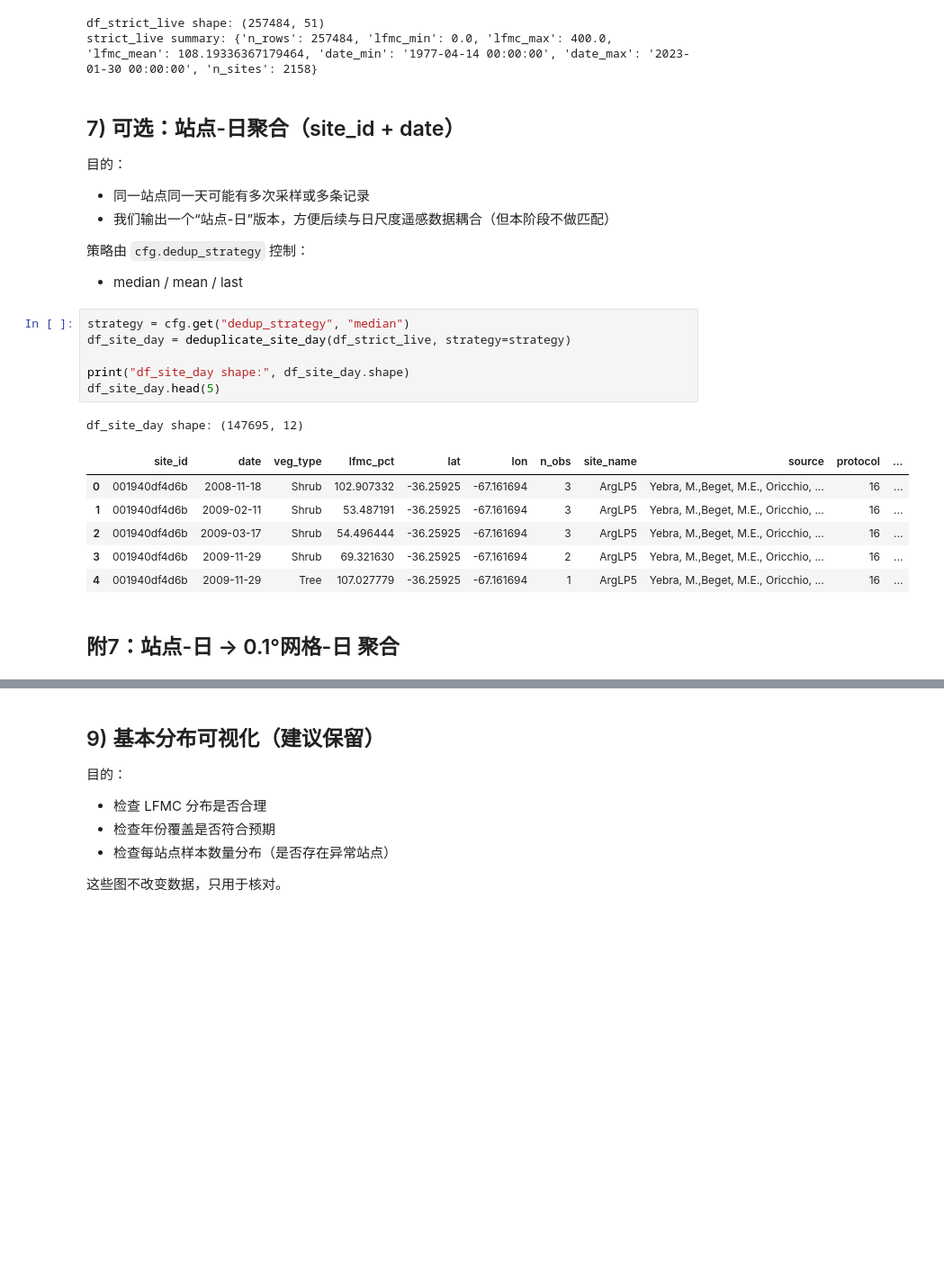
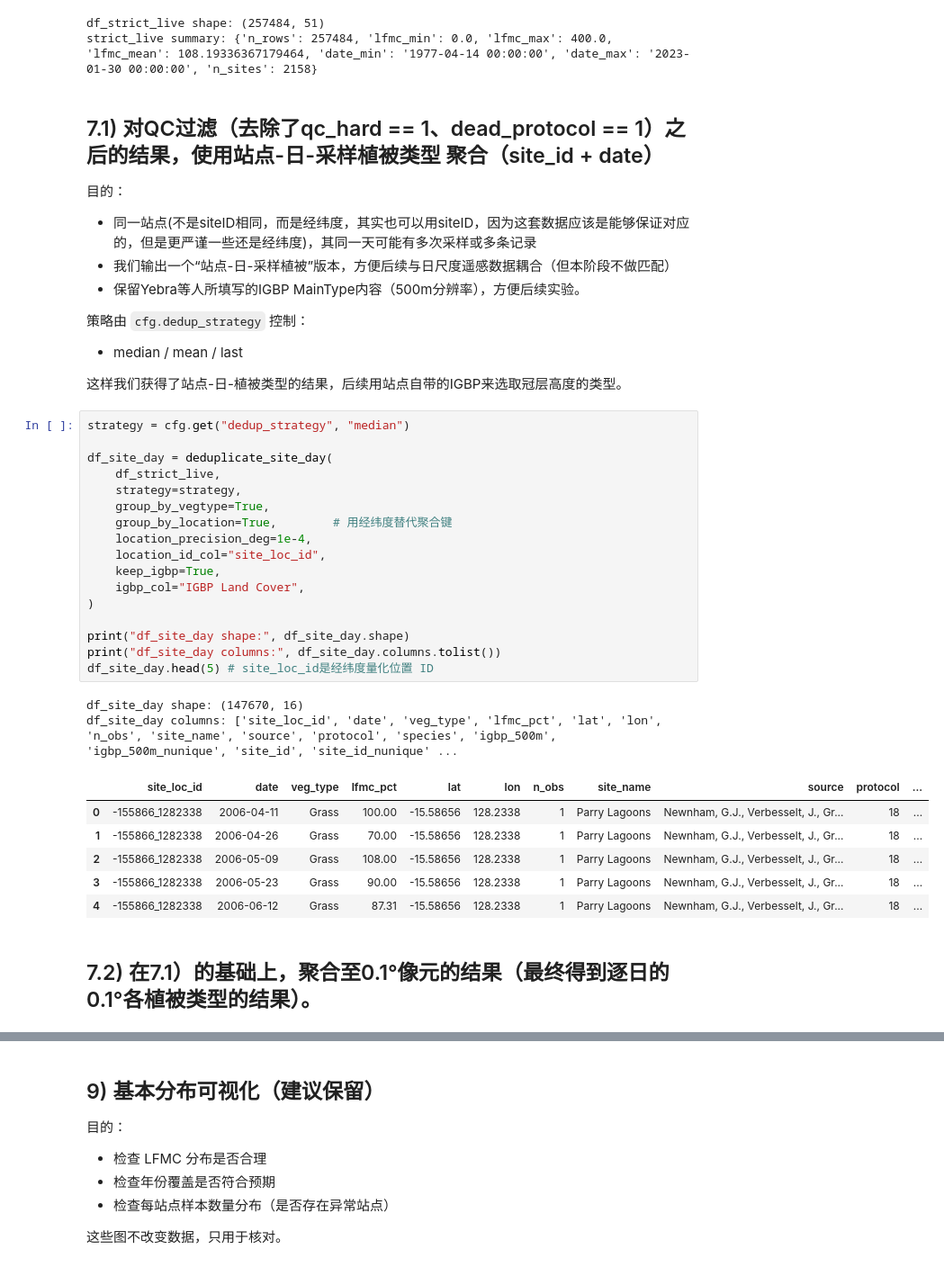
Before and after one commit to thyZY/LFMCRegressor, a Jupyter notebook: notebooks/01_lfmc_read_clean.ipynb, the cells around one changed output, grey strips where cells are left out. Shown at 90% size. Drawn from its saved outputs; the diff is of its cells as text; blank space fills up the shorter version.

```diff
--- a/notebooks/01_lfmc_read_clean.ipynb
+++ b/notebooks/01_lfmc_read_clean.ipynb
@@ -242,28 +242,43 @@ print("strict_live summary:", summarize(df_strict_live))
 df_strict_live shape: (257484, 51)
 strict_live summary: {'n_rows': 257484, 'lfmc_min': 0.0, 'lfmc_max': 400.0, 'lfmc_mean': 108.19336367179464, 'date_min': '1977-04-14 00:00:00', 'date_max': '2023-01-30 00:00:00', 'n_sites': 2158}
 # %% [markdown]
-## 7) 可选：站点-日聚合（site_id + date）
+## 7.1) 对QC过滤（去除了qc_hard == 1、dead_protocol == 1）之后的结果，使用站点-日-采样植被类型 聚合（site_id + date）
 
 目的：
-- 同一站点同一天可能有多次采样或多条记录
-- 我们输出一个“站点-日”版本，方便后续与日尺度遥感数据耦合（但本阶段不做匹配）
+- 同一站点(不是siteID相同，而是经纬度，其实也可以用siteID，因为这套数据应该是能够保证对应的，但是更严谨一些还是经纬度)，其同一天可能有多次采样或多条记录
+- 我们输出一个“站点-日-采样植被”版本，方便后续与日尺度遥感数据耦合（但本阶段不做匹配）
+- 保留Yebra等人所填写的IGBP MainType内容（500m分辨率），方便后续实验。
 
 策略由 `cfg.dedup_strategy` 控制：
 - median / mean / last
+
+这样我们获得了站点-日-植被类型的结果，后续用站点自带的IGBP来选取冠层高度的类型。
 # %%
 strategy = cfg.get("dedup_strategy", "median")
-df_site_day = deduplicate_site_day(df_strict_live, strategy=strategy)
+
+df_site_day = deduplicate_site_day(
+    df_strict_live,
+    strategy=strategy,
+    group_by_vegtype=True,
+    group_by_location=True,        # 用经纬度替代聚合键
+    location_precision_deg=1e-4,
+    location_id_col="site_loc_id",
+    keep_igbp=True,
+    igbp_col="IGBP Land Cover",
+)
 
 print("df_site_day shape:", df_site_day.shape)
-df_site_day.head(5)
+print("df_site_day columns:", df_site_day.columns.tolist())
+df_site_day.head(5) # site_loc_id是经纬度量化位置 ID
 # %% [output]
-df_site_day shape: (147695, 12)
+df_site_day shape: (147670, 16)
+df_site_day columns: ['site_loc_id', 'date', 'veg_type', 'lfmc_pct', 'lat', 'lon', 'n_obs', 'site_name', 'source', 'protocol', 'species', 'igbp_500m', 'igbp_500m_nunique', 'site_id', 'site_id_nunique' ...
-|  | site_id | date | veg_type | lfmc_pct | lat | lon | n_obs | site_name | source | protocol | ... |
-| 0 | 001940df4d6b | 2008-11-18 | Shrub | 102.907332 | -36.25925 | -67.161694 | 3 | ArgLP5 | Yebra, M.,Beget, M.E., Oricchio, ... | 16 | ... |
-| 1 | 001940df4d6b | 2009-02-11 | Shrub | 53.487191 | -36.25925 | -67.161694 | 3 | ArgLP5 | Yebra, M.,Beget, M.E., Oricchio, ... | 16 | ... |
-| 2 | 001940df4d6b | 2009-03-17 | Shrub | 54.496444 | -36.25925 | -67.161694 | 3 | ArgLP5 | Yebra, M.,Beget, M.E., Oricchio, ... | 16 | ... |
-| 3 | 001940df4d6b | 2009-11-29 | Shrub | 69.321630 | -36.25925 | -67.161694 | 2 | ArgLP5 | Yebra, M.,Beget, M.E., Oricchio, ... | 16 | ... |
-| 4 | 001940df4d6b | 2009-11-29 | Tree | 107.027779 | -36.25925 | -67.161694 | 1 | ArgLP5 | Yebra, M.,Beget, M.E., Oricchio, ... | 16 | ... |
+|  | site_loc_id | date | veg_type | lfmc_pct | lat | lon | n_obs | site_name | source | protocol | ... |
+| 0 | -155866_1282338 | 2006-04-11 | Grass | 100.00 | -15.58656 | 128.2338 | 1 | Parry Lagoons | Newnham, G.J., Verbesselt, J., Gr... | 18 | ... |
+| 1 | -155866_1282338 | 2006-04-26 | Grass | 70.00 | -15.58656 | 128.2338 | 1 | Parry Lagoons | Newnham, G.J., Verbesselt, J., Gr... | 18 | ... |
+| 2 | -155866_1282338 | 2006-05-09 | Grass | 108.00 | -15.58656 | 128.2338 | 1 | Parry Lagoons | Newnham, G.J., Verbesselt, J., Gr... | 18 | ... |
+| 3 | -155866_1282338 | 2006-05-23 | Grass | 90.00 | -15.58656 | 128.2338 | 1 | Parry Lagoons | Newnham, G.J., Verbesselt, J., Gr... | 18 | ... |
+| 4 | -155866_1282338 | 2006-06-12 | Grass | 87.31 | -15.58656 | 128.2338 | 1 | Parry Lagoons | Newnham, G.J., Verbesselt, J., Gr... | 18 | ... |
 # %% [markdown]
-## 附7：站点-日 → 0.1°网格-日 聚合
+## 7.2)  在7.1）的基础上，聚合至0.1°像元的结果（最终得到逐日的0.1°各植被类型的结果）。
 # %%
```
Also changed, not shown: parts of 12 cells of this notebook, 11 other files.
